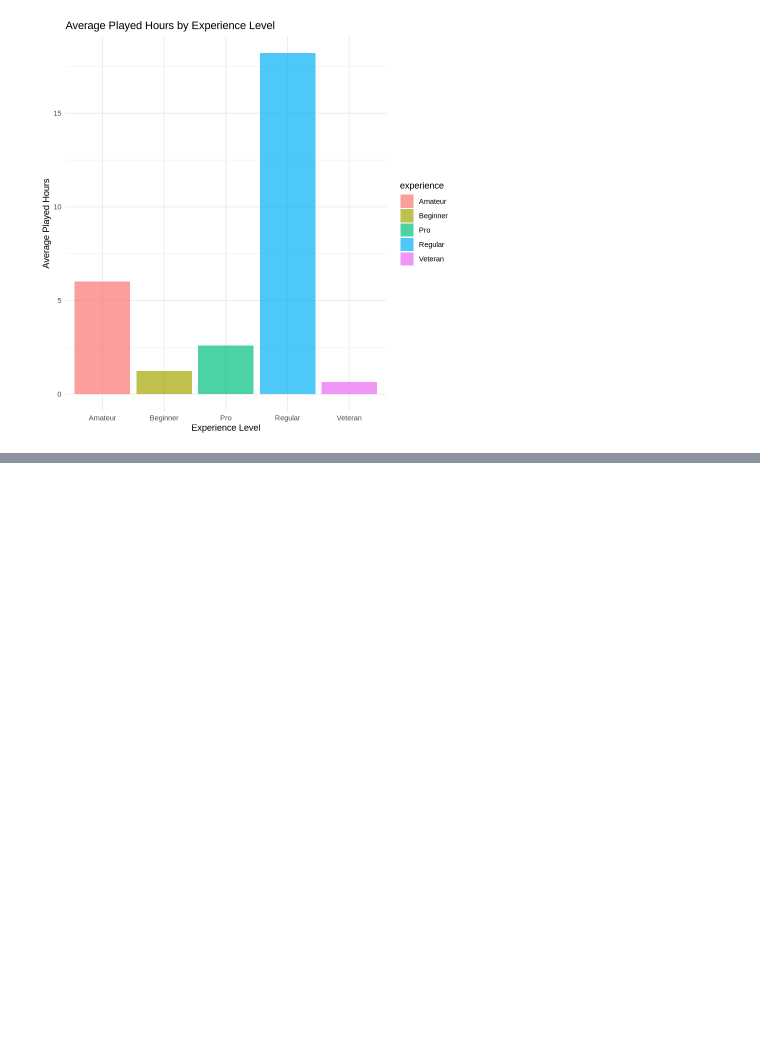
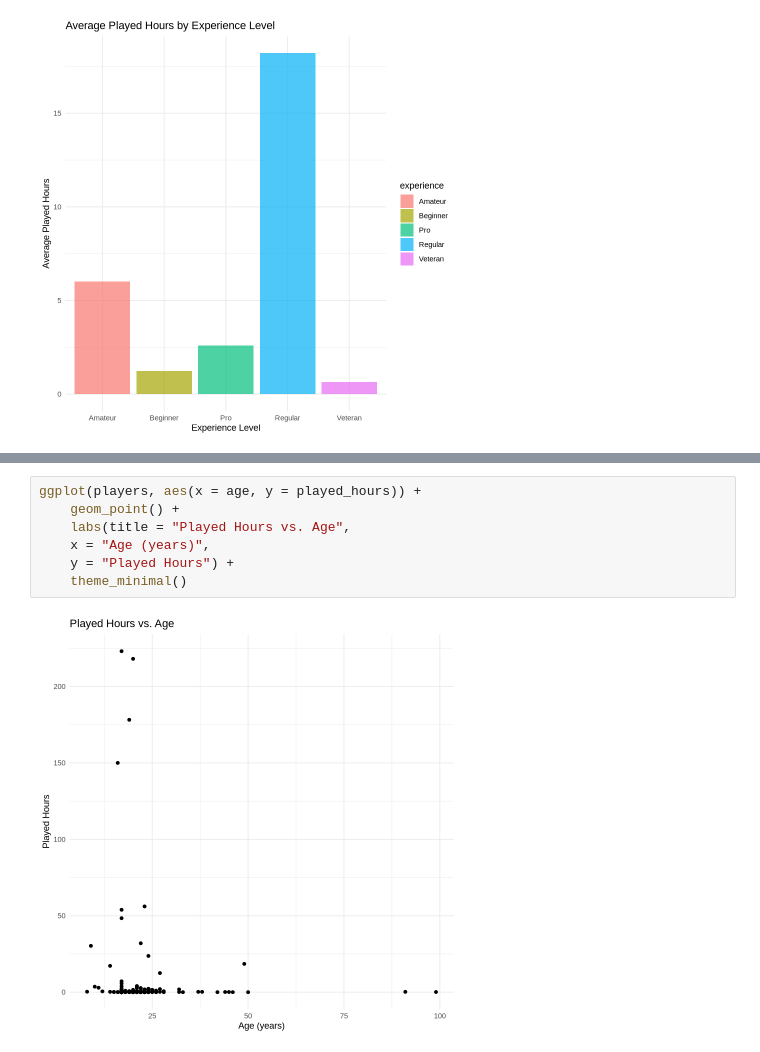
Before and after one commit to Kablosion/DSCI-100-Project, a Jupyter notebook: main_project.ipynb, the cells around one changed output, grey strips where cells are left out. Cells and saved outputs as stored; diff of their text form; blank space fills up the shorter version.

```diff
--- a/main_project.ipynb
+++ b/main_project.ipynb
@@ -90,0 +104,9 @@ ggplot(avg_played_experience, aes(x = experience, y = mean_played_hours, fill =
+# %%
+ggplot(players, aes(x = age, y = played_hours)) +
+    geom_point() +
+    labs(title = "Played Hours vs. Age",
+    x = "Age (years)",
+    y = "Played Hours") +
+    theme_minimal()
+# %% [output]
+[figure, added]
```
Also changed, not shown: parts of 1 cell of this notebook.
